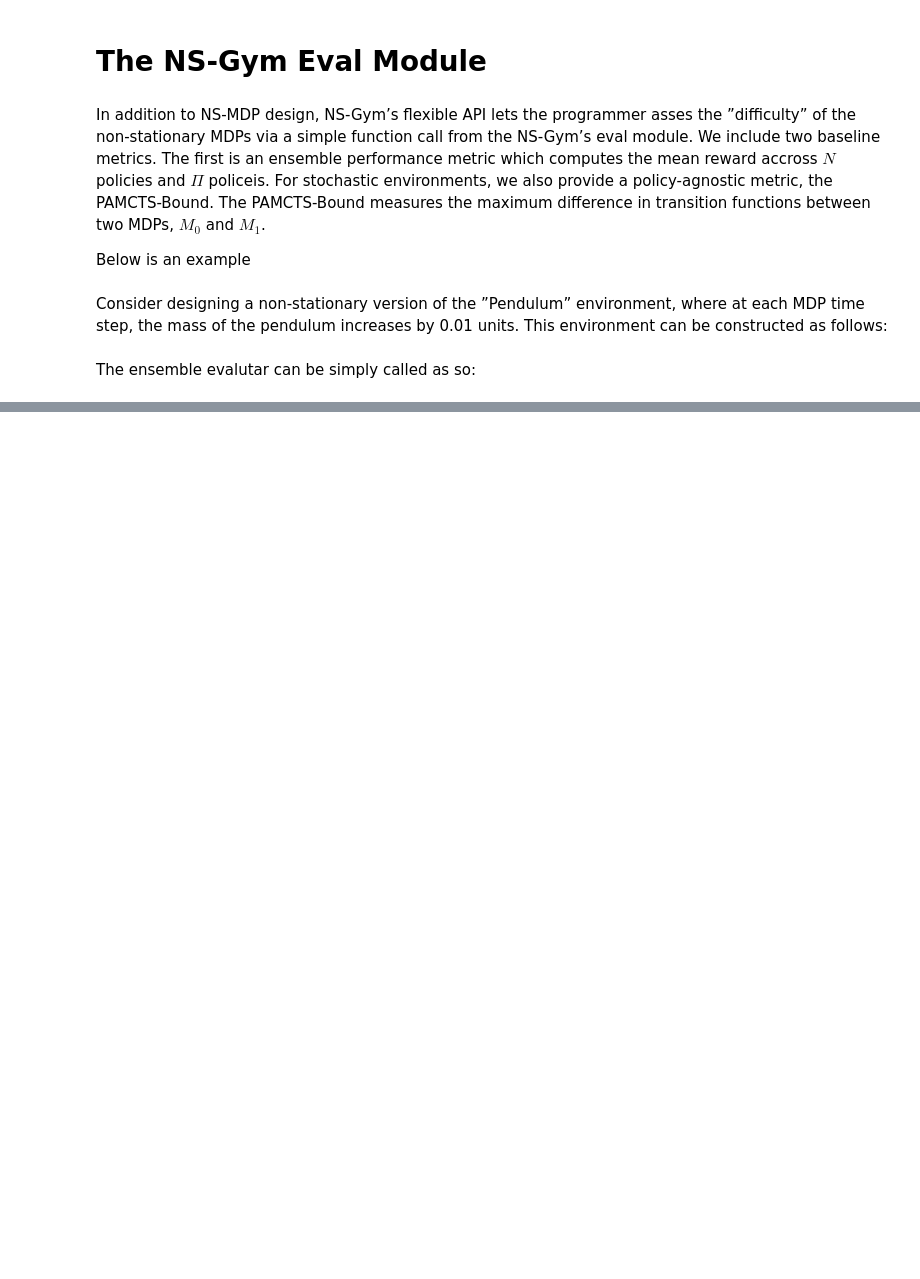
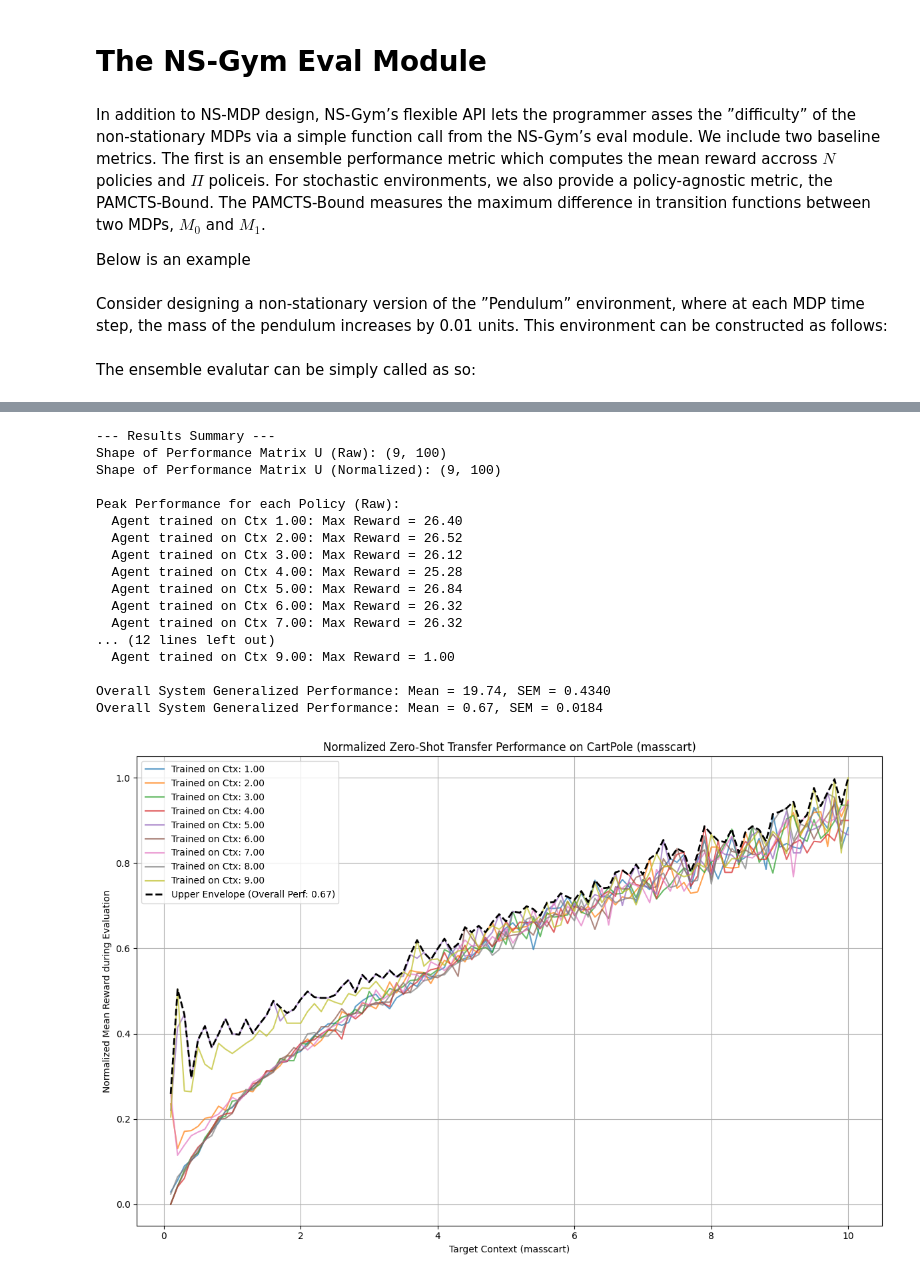
Before and after one commit to scope-lab-vu/ns_gym, a Jupyter notebook: tutorial.ipynb, the cells around one changed output, grey strips where cells are left out. Saved outputs shown, nothing was run; the diff lists cells and outputs as text; code cells hidden in the pictures; blank space fills up the shorter version.

```diff
--- a/tutorial.ipynb
+++ b/tutorial.ipynb
@@ -713,0 +790,36 @@ NameNotFound: Environment `PendulumEnv` doesn't exist. Did you mean: `Pendulum`?
+# %%
+print("\n--- Results Summary ---")
+print(f"Shape of Performance Matrix U (Raw): {U_raw.shape}")
+if U_norm is not None:
+    print(f"Shape of Performance Matrix U (Normalized): {U_norm.shape}")
+
+print("\nPeak Performance for each Policy (Raw):")
+for i, peak_p in enumerate(peaks_raw):
+    print(f"  Agent trained on Ctx {SOURCE_CONTEXTS[i]:.2f}: Max Reward = {peak_p:.2f}")
+if peaks_norm is not None:
+    print("\nPeak Performance for each Policy (Normalized):")
+    for i, peak_p in enumerate(peaks_norm):
+        print(f"  Agent trained on Ctx {SOURCE_CONTEXTS[i]:.2f}: Max Reward = {peak_p:.2f}")
+
+print(f"\nOverall System Generalized Performance: Mean = {overall_raw:.2f}, SEM = {sem_raw:.4f}")
+
+print(f"Overall System Generalized Performance: Mean = {overall_norm:.2f}, SEM = {sem_norm:.4f}")
+# %% [output]
+--- Results Summary ---
+Shape of Performance Matrix U (Raw): (9, 100)
+Shape of Performance Matrix U (Normalized): (9, 100)
+
+Peak Performance for each Policy (Raw):
+  Agent trained on Ctx 1.00: Max Reward = 26.40
+  Agent trained on Ctx 2.00: Max Reward = 26.52
+  Agent trained on Ctx 3.00: Max Reward = 26.12
+  Agent trained on Ctx 4.00: Max Reward = 25.28
+  Agent trained on Ctx 5.00: Max Reward = 26.84
+  Agent trained on Ctx 6.00: Max Reward = 26.32
+  Agent trained on Ctx 7.00: Max Reward = 26.32
+... (12 lines left out)
+  Agent trained on Ctx 9.00: Max Reward = 1.00
+
+Overall System Generalized Performance: Mean = 19.74, SEM = 0.4340
+Overall System Generalized Performance: Mean = 0.67, SEM = 0.0184
+[figure, added]
```
Also changed, not shown: parts of 11 cells of this notebook, 14 other files.
